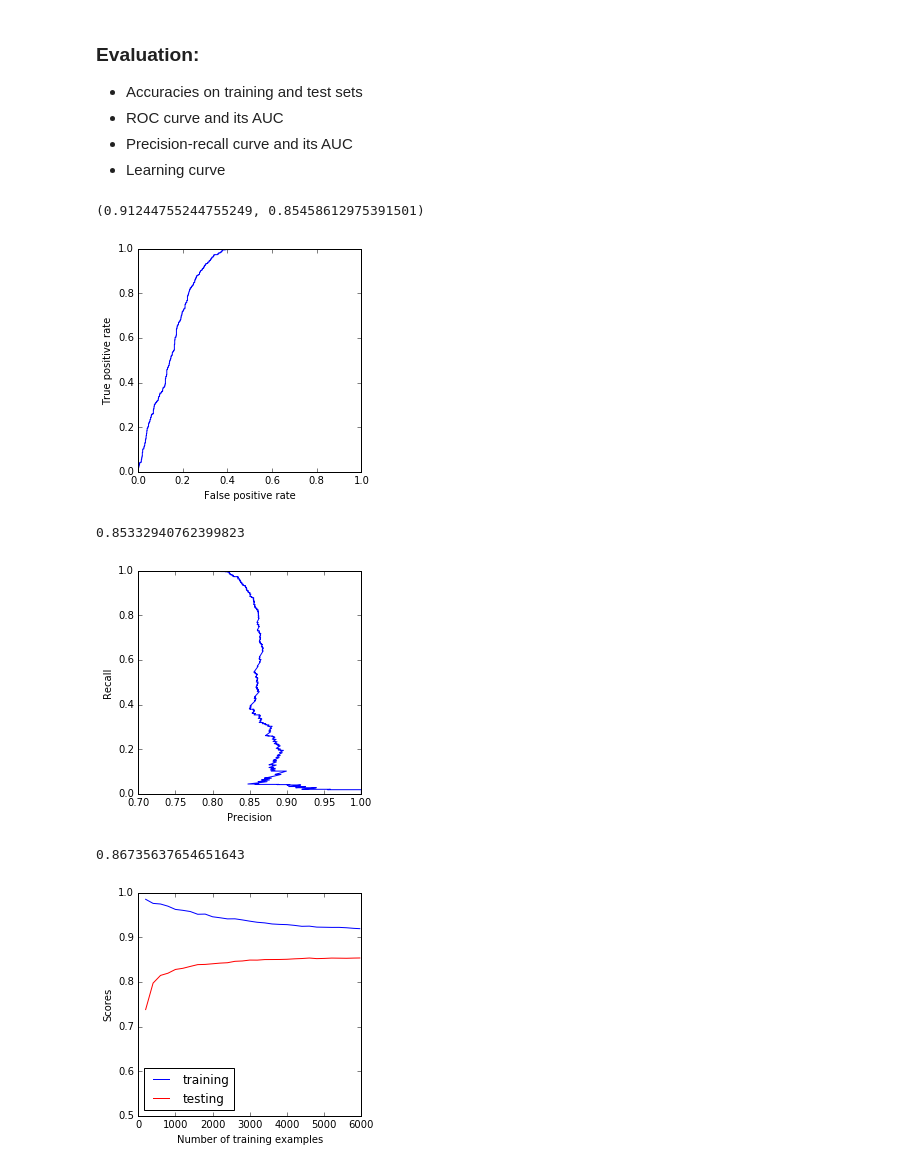
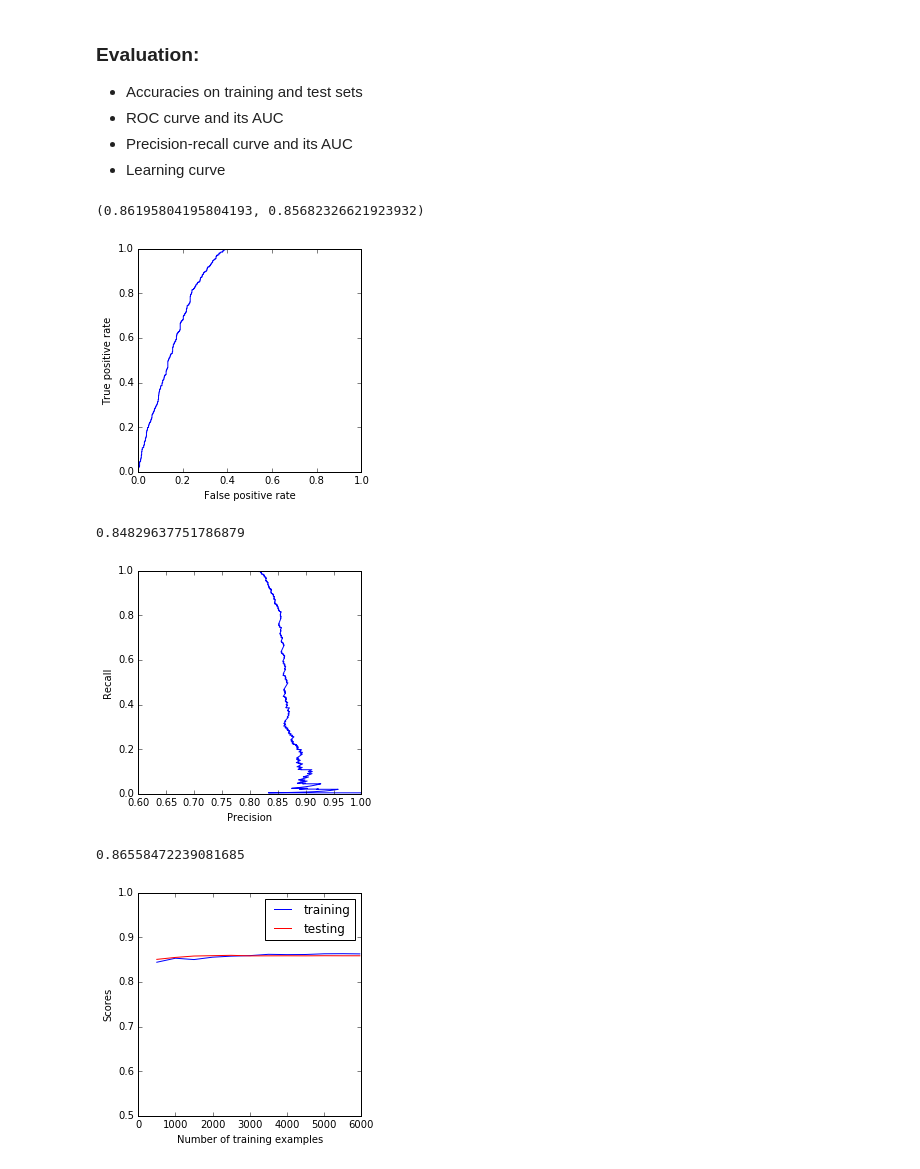
Before and after one commit to roywright/springboard, a Jupyter notebook: capstone/svm_model.ipynb, the cells around one changed output. Cells and saved outputs as stored; diff of their text form; code cells hidden in the pictures.

Commit message:
Adjust features and correct learning curves

```diff
--- a/capstone/svm_model.ipynb
+++ b/capstone/svm_model.ipynb
@@ -15,7 +15,7 @@ violations = pd.read_pickle('data/violations.pkl')
 # %%
 violations = violations[violations.delay > 21].sample(frac = 1)
 X = violations.drop([
-        'date', 'restaurant_id', '*', '**', '***', 'name', 'reviews', 'rating', 'delay'
+        'latitude', 'longitude', 'date', 'restaurant_id', '*', '**', '***', 'name', 'reviews', 'rating', 'delay'
     ],1)
 y = (violations['*'] + violations['**'] + violations['***'] > 0).values.astype(np.int)
 # %% [markdown]
@@ -40,8 +40,8 @@ from sklearn.grid_search import GridSearchCV
 gs = GridSearchCV(
         estimator = SVC(probability = True),
         param_grid = {
-            'C' : np.arange(0.6, 0.9, 0.025),
-            'gamma' : np.arange(0.1, 0.5, 0.025)
+            'C' : np.arange(.2, .7, .1),
+            'gamma' : np.arange(.1, .6, .1)
         },
         n_jobs = -1
 )
@@ -59,7 +59,7 @@ gs.best_params_
 # %%
 clf.score(Xtrain, ytrain), clf.score(scaler.transform(Xtest), ytest)
 # %% [output]
-(0.91244755244755249, 0.85458612975391501)
+(0.86195804195804193, 0.85682326621923932)
 # %%
 from sklearn.metrics import roc_curve
 from sklearn.metrics import auc
@@ -71,8 +71,8 @@ plt.ylabel('True positive rate')
 plt.show()
 auc(xroc,yroc)
 # %% [output]
-[figure, old version]
+[figure, new version]
-0.85332940762399823
+0.84829637751786879
 # %%
 from sklearn.metrics import precision_recall_curve
 from sklearn.metrics import average_precision_score
@@ -83,31 +83,31 @@ plt.ylabel('Recall')
 plt.show()
 average_precision_score(ytest, clf.predict_proba(scaler.transform(Xtest))[:,1])
 # %% [output]
-[figure, old version]
+[figure, new version]
-0.86735637654651643
+0.86558472239081685
 # %%
 from sklearn.learning_curve import learning_curve
 train_size, train_score, test_score = learning_curve(
     clf,
     scaler.transform(X),
     y,
     n_jobs = -1,
-    train_sizes = np.hstack((np.arange(200, 6000, 200), 5958))
+    train_sizes = np.hstack((np.arange(500, 6000, 500), 5958))
 )
 plt.plot(
     train_size,
     train_score.mean(axis = 1),
     label='training'
 )
 plt.plot(
     train_size,
     test_score.mean(axis = 1),
     label='testing', c='red'
 )
 plt.legend(loc = 0)
 plt.ylim([0.5,1])
 plt.xlabel('Number of training examples')
 plt.ylabel('Scores')
 plt.show()
 # %% [output]
-[figure, old version]
+[figure, new version]
```
Also changed, not shown: parts of 2 cells of this notebook, 5 other files.
